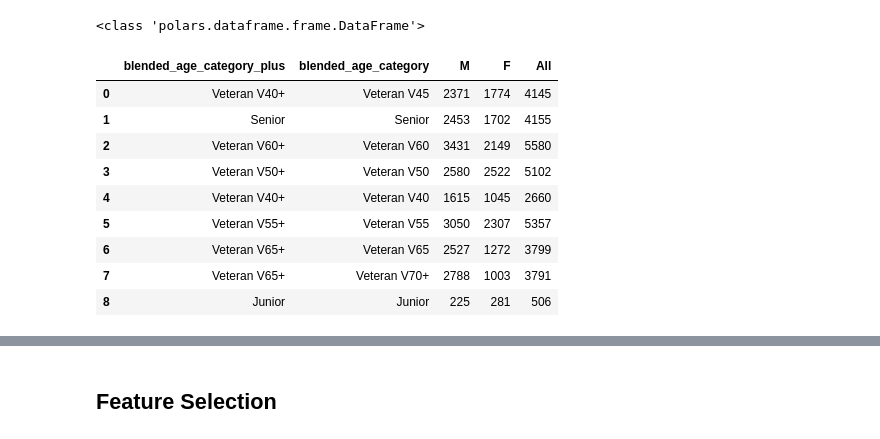
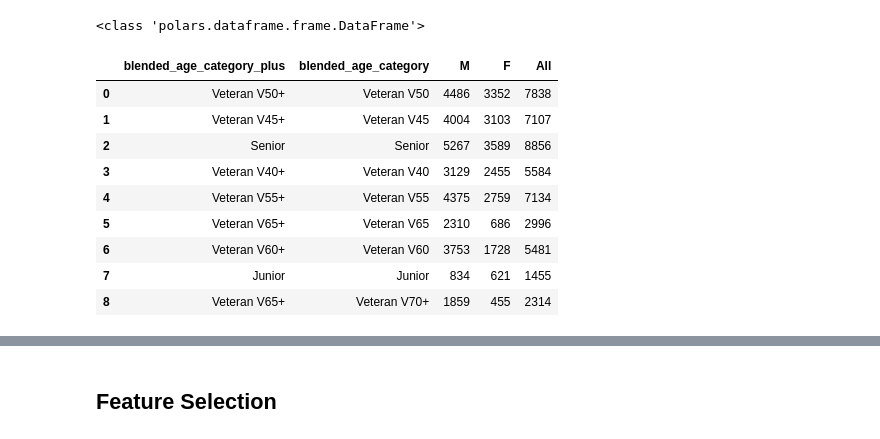
Before and after one commit to CoderGregH/wsfrl, a Jupyter notebook: Predictors/Age/HowOldAreThey.ipynb, the cells around one changed output, grey strips where cells are left out. Cells and saved outputs as stored; diff of their text form; code cells hidden in the pictures.

```diff
--- a/Predictors/Age/HowOldAreThey.ipynb
+++ b/Predictors/Age/HowOldAreThey.ipynb
@@ -32,7 +32,7 @@ shape: (55_523, 65)
 # Remove all rows where the year is 2014
 df_ages = df_ages.filter(
      (pl.col(WsfrlColumnForAges.AgeCategoryRoad) != "TBC")
-    & (pl.col('year') != 2014)
+    # & (pl.col('year') != 2014)
     & pl.col(WsfrlColumnForAges.AgeAvgRange).is_not_null()
     & pl.col(WsfrlColumnForAges.AgeMinRange).is_not_null()
     & pl.col(WsfrlColumnForAges.AgeMaxRange).is_not_null()
@@ -134,7 +120,7 @@ age_category_mapping_plus = {
     "U23": "Junior",
     "V35": "Senior",
     "V40": "Veteran V40+",
-    "V45": "Veteran V40+",
+    "V45": "Veteran V45+",
     "V50": "Veteran V50+",
     "V55": "Veteran V55+",
     "V60": "Veteran V60+",
@@ -153,30 +139,30 @@ df_ages = df_ages.with_columns((pl.col("p_of_10_road_age_category").map_elements
 # %%
 # Pivot the DataFrame
 # Assuming df_ages is your Polars DataFrame
 pivot_df_blended_age_cat = df_ages.pivot(
     values=[WsfrlColumnForAgesGenerated.BlendedAgeCategory],  # Use "*" to count all occurrences
     index=[WsfrlColumnForAgesGenerated.BlendedAgeCategoryPlus,WsfrlColumnForAgesGenerated.BlendedAgeCategory],
     on=WsfrlColumnOverall.Gender,
     aggregate_function="len"
 ).to_pandas()
 
 print(type(df_ages))
 # # Sum the counts across gender columns to create a row total
 # pivot_df = pivot_df.with_column(
 #     pl.sum_horizontal(pivot_df.select(pl.col(WsfrlColumnOverall.Gender).unique())).alias("row_total")
 # )
 pivot_df_blended_age_cat["All"] = pivot_df_blended_age_cat["M"] + pivot_df_blended_age_cat["F"]
 
-display(pivot_df_blended_age_cat)
+pivot_df_blended_age_cat
 # %% [output]
 <class 'polars.dataframe.frame.DataFrame'>
 |  | blended_age_category_plus | blended_age_category | M | F | All |
-| 0 | Veteran V40+ | Veteran V45 | 2371 | 1774 | 4145 |
-| 1 | Senior | Senior | 2453 | 1702 | 4155 |
-| 2 | Veteran V60+ | Veteran V60 | 3431 | 2149 | 5580 |
-| 3 | Veteran V50+ | Veteran V50 | 2580 | 2522 | 5102 |
-| 4 | Veteran V40+ | Veteran V40 | 1615 | 1045 | 2660 |
-| 5 | Veteran V55+ | Veteran V55 | 3050 | 2307 | 5357 |
-| 6 | Veteran V65+ | Veteran V65 | 2527 | 1272 | 3799 |
-| 7 | Veteran V65+ | Veteran V70+ | 2788 | 1003 | 3791 |
-| 8 | Junior | Junior | 225 | 281 | 506 |
+| 0 | Veteran V50+ | Veteran V50 | 4486 | 3352 | 7838 |
+| 1 | Veteran V45+ | Veteran V45 | 4004 | 3103 | 7107 |
+| 2 | Senior | Senior | 5267 | 3589 | 8856 |
+| 3 | Veteran V40+ | Veteran V40 | 3129 | 2455 | 5584 |
+| 4 | Veteran V55+ | Veteran V55 | 4375 | 2759 | 7134 |
+| 5 | Veteran V65+ | Veteran V65 | 2310 | 686 | 2996 |
+| 6 | Veteran V60+ | Veteran V60 | 3753 | 1728 | 5481 |
+| 7 | Junior | Junior | 834 | 621 | 1455 |
+| 8 | Veteran V65+ | Veteran V70+ | 1859 | 455 | 2314 |
```
Also changed, not shown: parts of 14 cells of this notebook.
